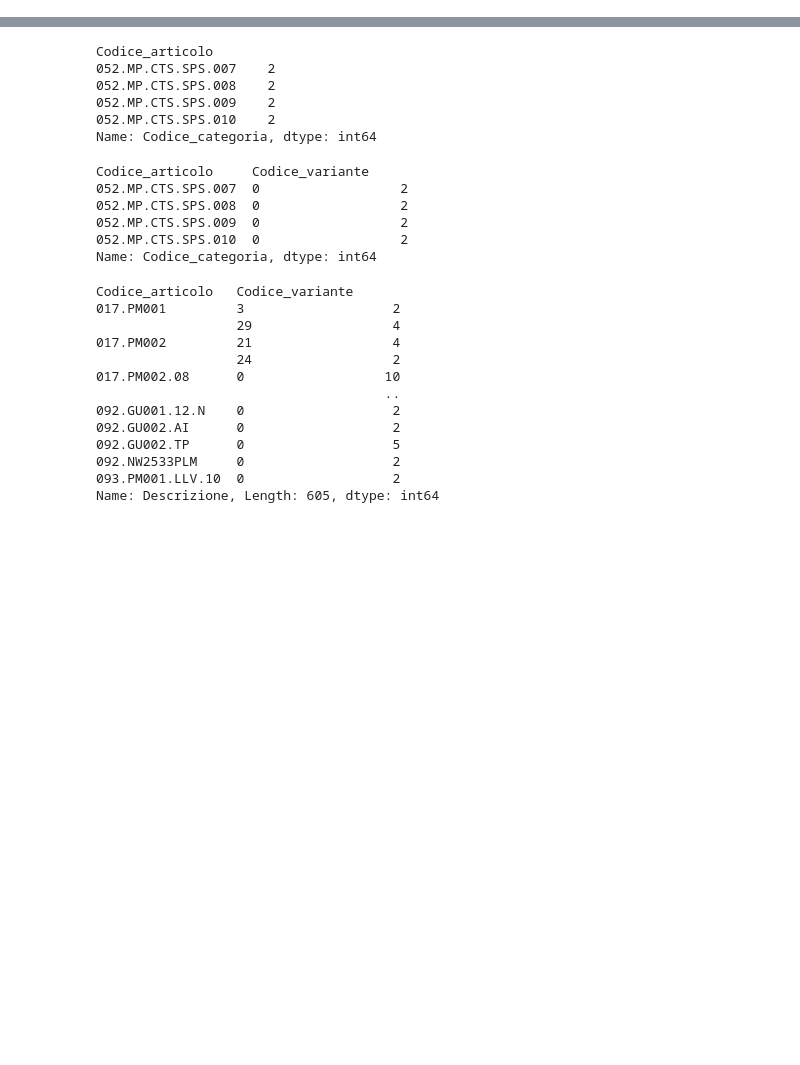
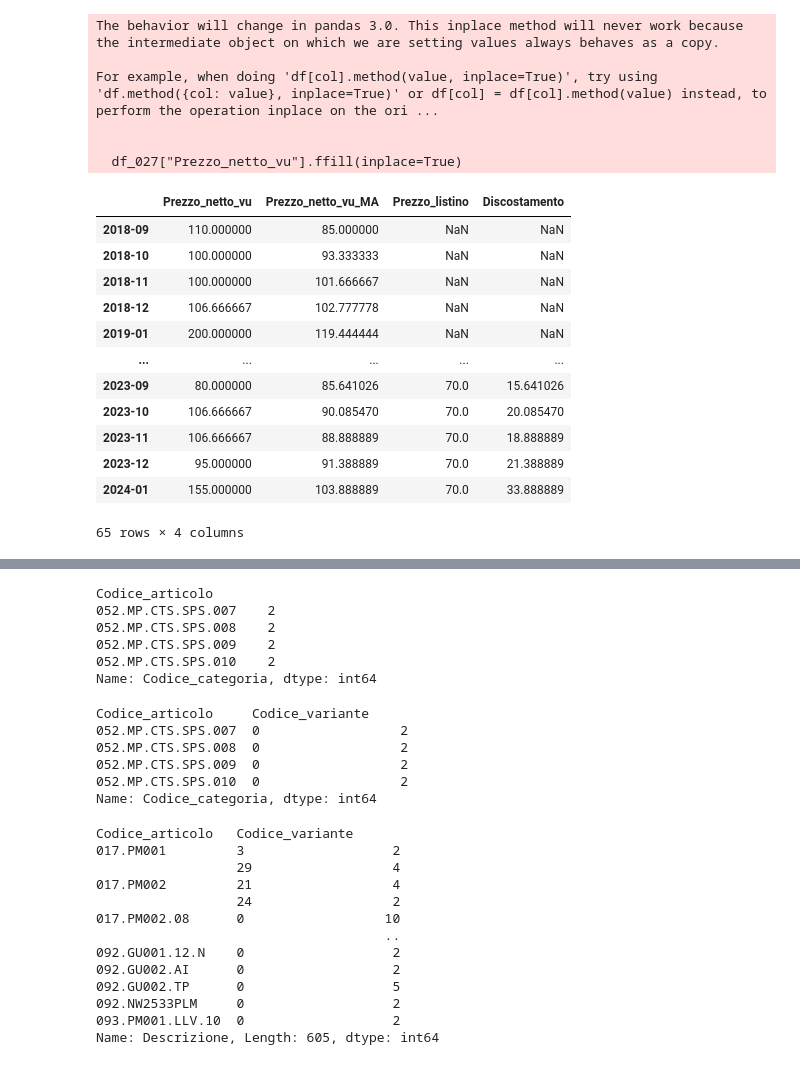
Before and after one commit to Ishikawa7/DEMO-Sales-Data-Analysis-and-Price-List-Management-System, a Jupyter notebook: vista_ddt.ipynb, the cells around one changed output, grey strips where cells are left out. Drawn from its saved outputs; the diff is of its cells as text; code cells hidden in the pictures; blank space fills up the shorter version.

```diff
--- a/vista_ddt.ipynb
+++ b/vista_ddt.ipynb
@@ -4,0 +25,40 @@ import plotly.express as px
+# %%
+df_027 = df_ddt[df_ddt["Codice_articolo"] == "027.101TEL.H"].copy()
+df_027 = df_027[df_027["Codice_variante"] == 0][["Data_documento", "Prezzo_netto_vu"]]
+df_027["Data_documento"] = pd.to_datetime(df_027["Data_documento"])
+df_027["Month"] = df_027["Data_documento"].dt.to_period("M")
+df_027.sort_values("Data_documento", inplace=True)
+df_027 = df_027.groupby(["Month"]).mean()
+# add rows for missing months
+df_027 = df_027.reindex(pd.period_range(start=df_027.index.min(), end=df_027.index.max(), freq="M"))
+df_027["Prezzo_netto_vu"].ffill(inplace=True)
+df_027["Prezzo_netto_vu_MA"] = df_027["Prezzo_netto_vu"].rolling(window=6).mean()
+df_027["Prezzo_listino"] = 70
+# whre Data_documento <= 2022-11-28 set prezzo_listino = NaN
+df_027.loc[df_027.index <= "2022-11", "Prezzo_listino"] = np.nan
+# remove the first 20 rows
+df_027 = df_027.iloc[20:]
+# drop column "Data_documento"
+df_027.drop(columns=["Data_documento"], inplace=True)
+df_027["Discostamento"] = df_027["Prezzo_netto_vu_MA"] - df_027["Prezzo_listino"]
+df_027
+# %% [output]
+The behavior will change in pandas 3.0. This inplace method will never work because the intermediate object on which we are setting values always behaves as a copy.
+
+For example, when doing 'df[col].method(value, inplace=True)', try using 'df.method({col: value}, inplace=True)' or df[col] = df[col].method(value) instead, to perform the operation inplace on the ori ...
+
+
+  df_027["Prezzo_netto_vu"].ffill(inplace=True)
+|  | Prezzo_netto_vu | Prezzo_netto_vu_MA | Prezzo_listino | Discostamento |
+| 2018-09 | 110.000000 | 85.000000 | NaN | NaN |
+| 2018-10 | 100.000000 | 93.333333 | NaN | NaN |
+| 2018-11 | 100.000000 | 101.666667 | NaN | NaN |
+| 2018-12 | 106.666667 | 102.777778 | NaN | NaN |
+| 2019-01 | 200.000000 | 119.444444 | NaN | NaN |
+| ... | ... | ... | ... | ... |
+| 2023-09 | 80.000000 | 85.641026 | 70.0 | 15.641026 |
+| 2023-10 | 106.666667 | 90.085470 | 70.0 | 20.085470 |
+| 2023-11 | 106.666667 | 88.888889 | 70.0 | 18.888889 |
+| 2023-12 | 95.000000 | 91.388889 | 70.0 | 21.388889 |
+| 2024-01 | 155.000000 | 103.888889 | 70.0 | 33.888889 |
+65 rows × 4 columns
```
Also changed, not shown: parts of 12 cells of this notebook, 5 other files.
